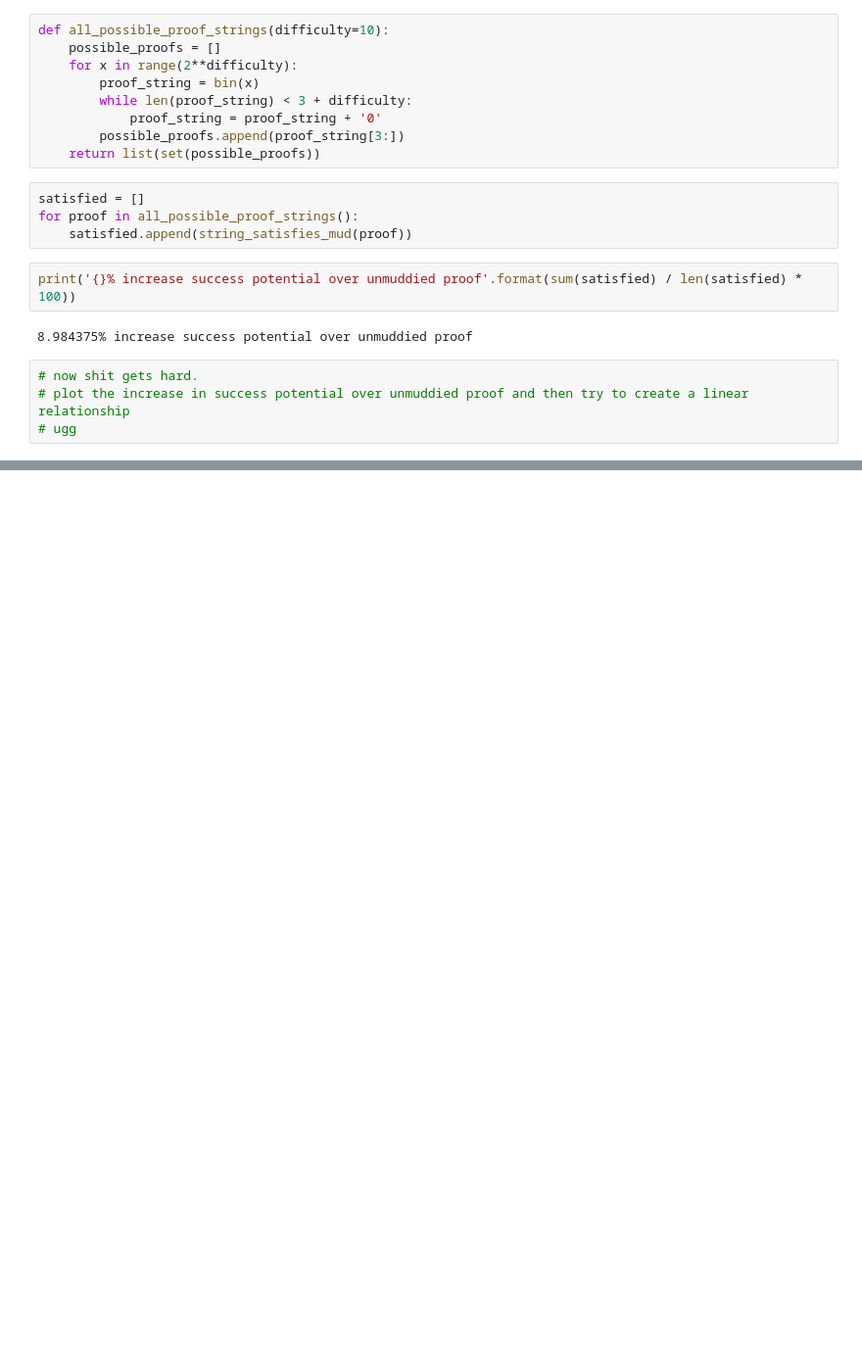
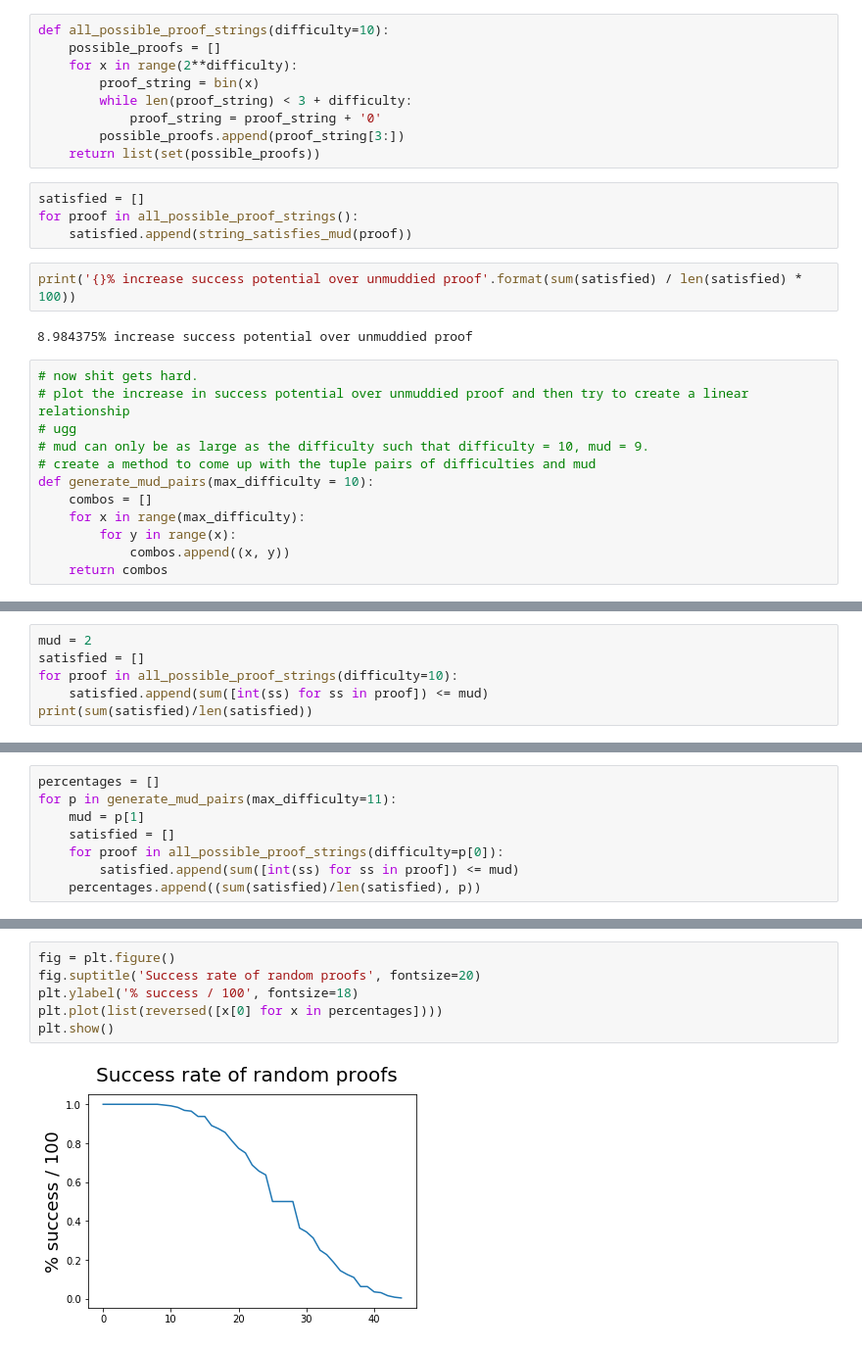
Before and after one commit to Lamden/playground, a Jupyter notebook: pow_proofs/dynohash.py.ipynb, the cells around one changed output, grey strips where cells are left out. Shown: that part at 98% size. Cells and saved outputs as stored; diff of their text form; blank space fills up the shorter version.

```diff
--- a/pow_proofs/dynohash.py.ipynb
+++ b/pow_proofs/dynohash.py.ipynb
@@ -254,3 +254,11 @@ print('{}% increase success potential over unmuddied proof'.format(sum(satisfied
 # now shit gets hard.
 # plot the increase in success potential over unmuddied proof and then try to create a linear relationship
 # ugg
+# mud can only be as large as the difficulty such that difficulty = 10, mud = 9.
+# create a method to come up with the tuple pairs of difficulties and mud
+def generate_mud_pairs(max_difficulty = 10):
+    combos = []
+    for x in range(max_difficulty):
+        for y in range(x):
+            combos.append((x, y))
+    return combos
@@ -256,0 +285,6 @@ print('{}% increase success potential over unmuddied proof'.format(sum(satisfied
+# %%
+mud = 2
+satisfied = []
+for proof in all_possible_proof_strings(difficulty=10):
+    satisfied.append(sum([int(ss) for ss in proof]) <= mud)
+print(sum(satisfied)/len(satisfied))
@@ -256,0 +293,8 @@ print('{}% increase success potential over unmuddied proof'.format(sum(satisfied
+# %%
+percentages = []
+for p in generate_mud_pairs(max_difficulty=11):
+    mud = p[1]
+    satisfied = []
+    for proof in all_possible_proof_strings(difficulty=p[0]):
+        satisfied.append(sum([int(ss) for ss in proof]) <= mud)
+    percentages.append((sum(satisfied)/len(satisfied), p))
@@ -256,0 +325,8 @@ print('{}% increase success potential over unmuddied proof'.format(sum(satisfied
+# %%
+fig = plt.figure()
+fig.suptitle('Success rate of random proofs', fontsize=20)
+plt.ylabel('% success / 100', fontsize=18)
+plt.plot(list(reversed([x[0] for x in percentages])))
+plt.show()
+# %% [output]
+[figure, added]
```
Also changed, not shown: parts of 15 cells of this notebook.
